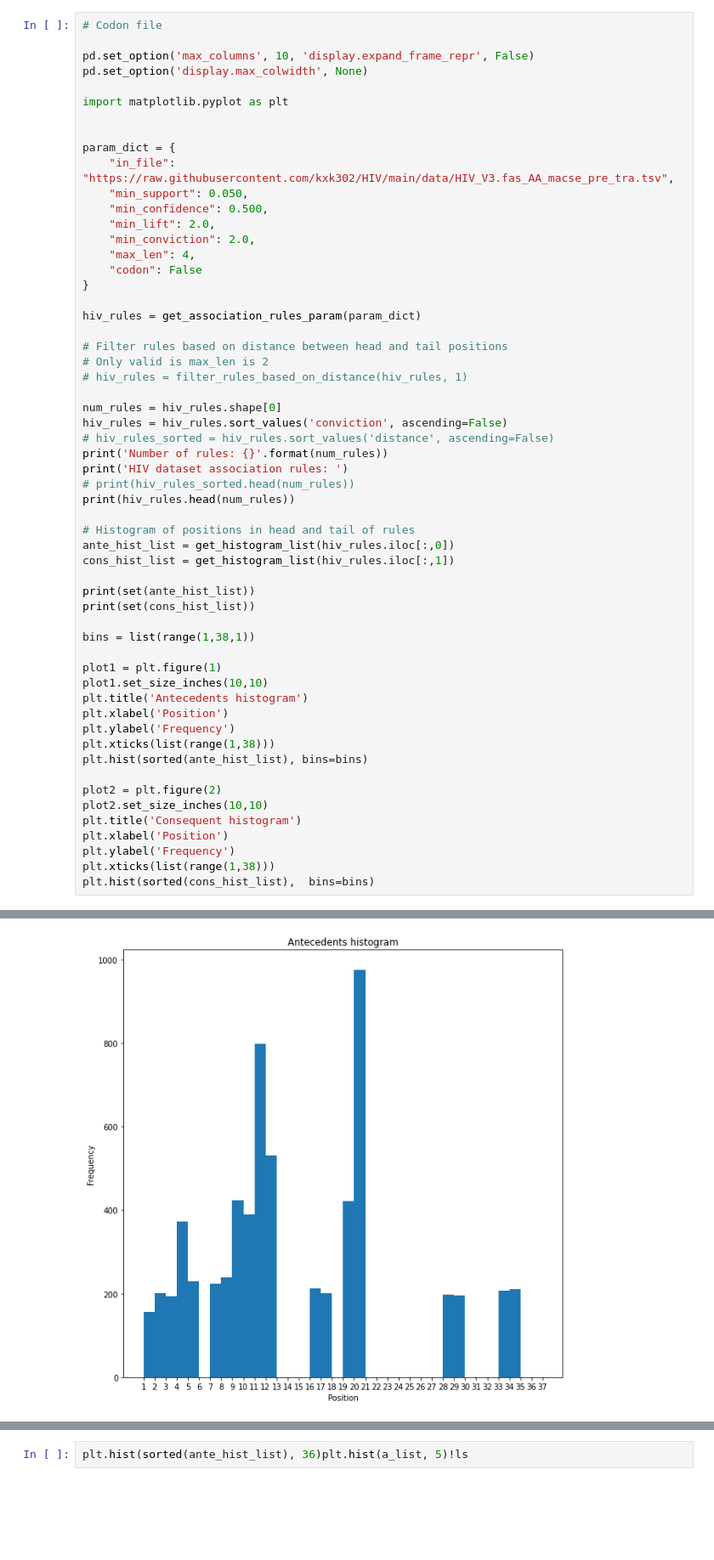
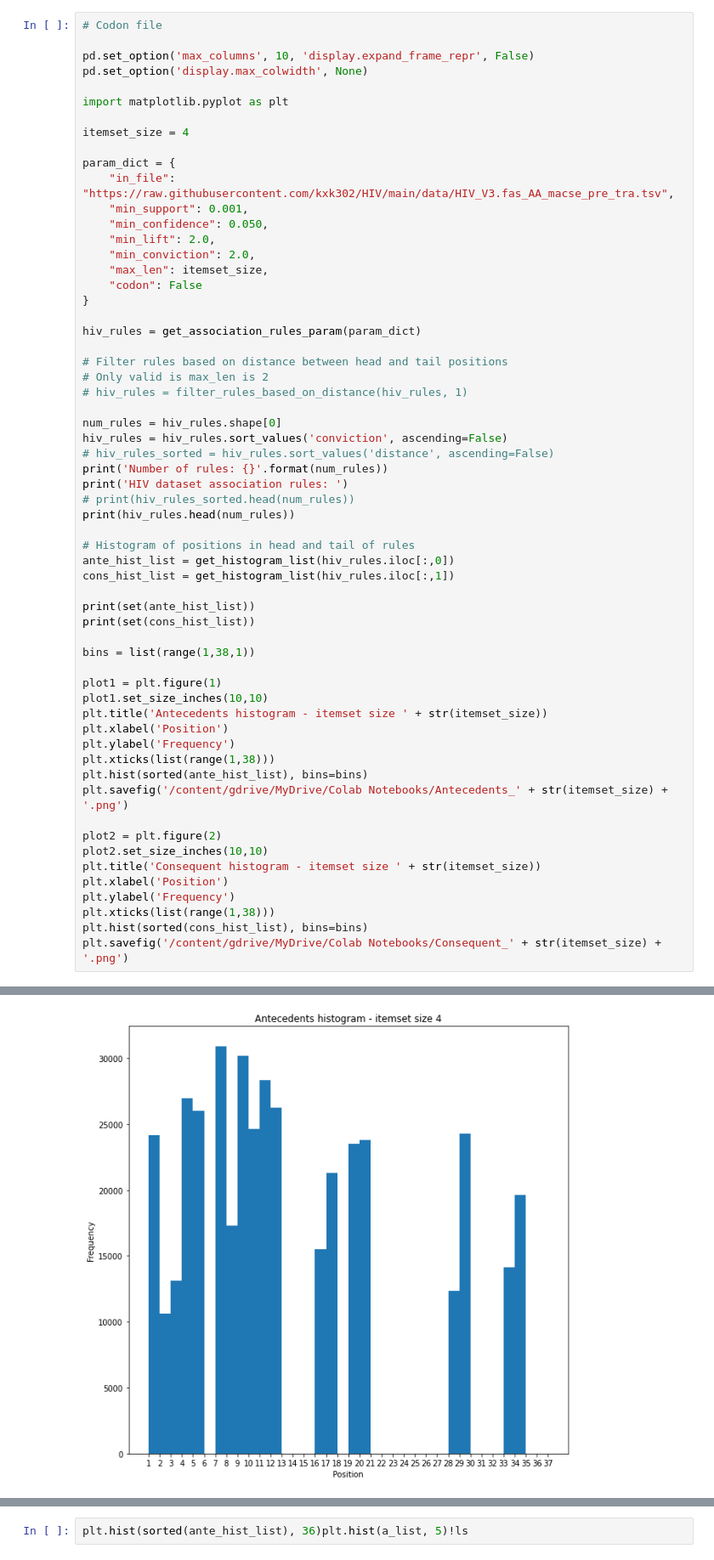
Before and after one commit to kxk302/HIV, a Jupyter notebook: HIV.ipynb, the cells around one changed output, grey strips where cells are left out. Shown: that part at 85% size. Drawn from its saved outputs; the diff is of its cells as text; blank space fills up the shorter version.

```diff
--- a/HIV.ipynb
+++ b/HIV.ipynb
@@ -171,14 +195,15 @@ pd.set_option('display.max_colwidth', None)
 
 import matplotlib.pyplot as plt
 
+itemset_size = 4
 
 param_dict = {
     "in_file": "https://raw.githubusercontent.com/kxk302/HIV/main/data/HIV_V3.fas_AA_macse_pre_tra.tsv",
-    "min_support": 0.050,
-    "min_confidence": 0.500,
+    "min_support": 0.001,
+    "min_confidence": 0.050,
     "min_lift": 2.0,
     "min_conviction": 2.0,
-    "max_len": 4,
+    "max_len": itemset_size,
     "codon": False
 }
 
@@ -207,17 +232,19 @@ bins = list(range(1,38,1))
 
 plot1 = plt.figure(1)
 plot1.set_size_inches(10,10)
-plt.title('Antecedents histogram')
+plt.title('Antecedents histogram - itemset size ' + str(itemset_size))
 plt.xlabel('Position')
 plt.ylabel('Frequency')
 plt.xticks(list(range(1,38)))
 plt.hist(sorted(ante_hist_list), bins=bins)
+plt.savefig('/content/gdrive/MyDrive/Colab Notebooks/Antecedents_' + str(itemset_size) + '.png')
 
 plot2 = plt.figure(2)
 plot2.set_size_inches(10,10)
-plt.title('Consequent histogram')
+plt.title('Consequent histogram - itemset size ' + str(itemset_size))
 plt.xlabel('Position')
 plt.ylabel('Frequency')
 plt.xticks(list(range(1,38)))
-plt.hist(sorted(cons_hist_list),  bins=bins)
+plt.hist(sorted(cons_hist_list), bins=bins)
+plt.savefig('/content/gdrive/MyDrive/Colab Notebooks/Consequent_' + str(itemset_size) + '.png')
 # %% [output]
@@ -250 +269 @@ HIV dataset association rules:
-[figure, old version]
+[figure, new version]
```
Also changed, not shown: parts of 7 cells of this notebook.
